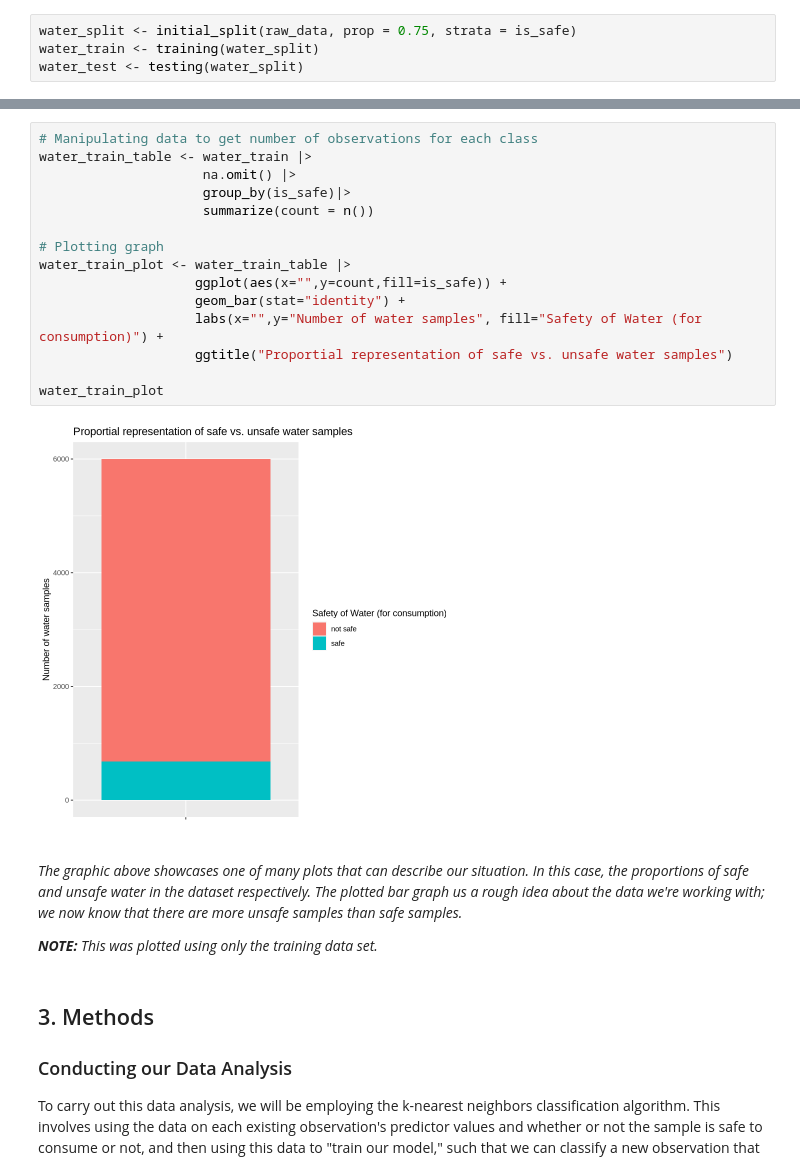
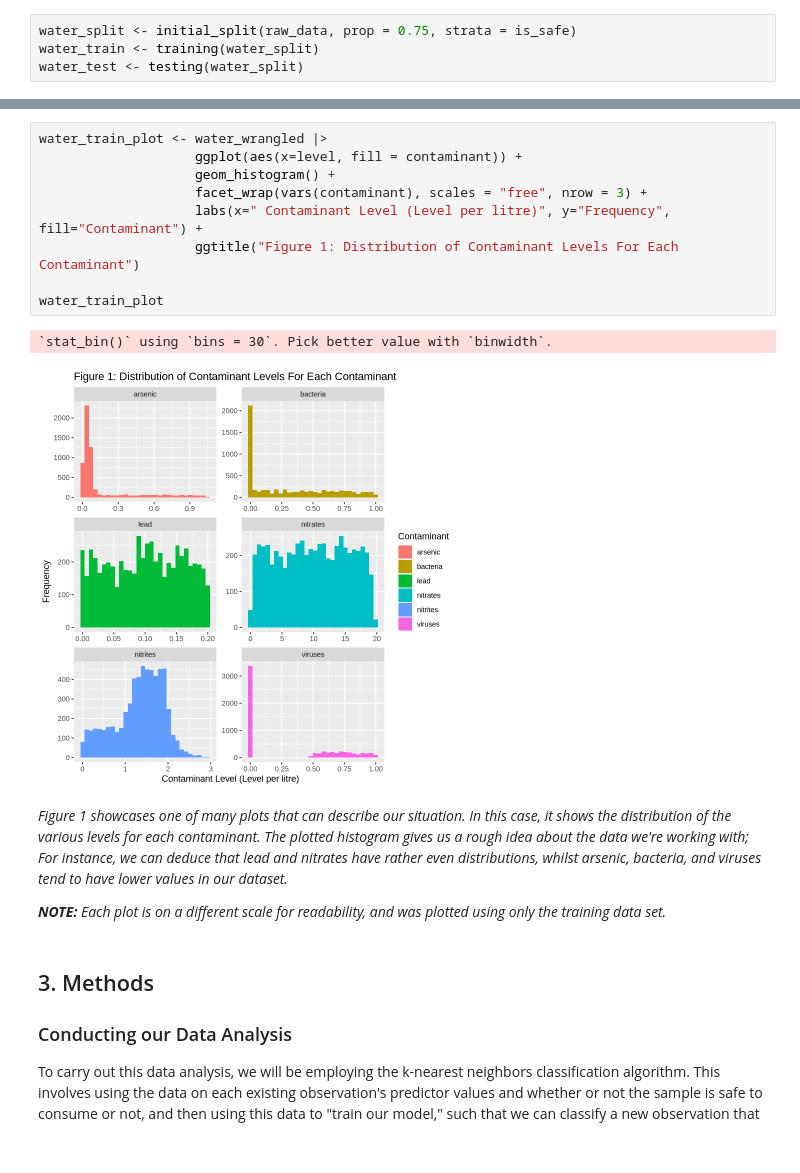
Before and after one commit to zayan-sheikh/DSCI-G13-Project, a Jupyter notebook: proj.ipynb, the cells around one changed output, grey strips where cells are left out. Saved outputs shown, nothing was run; the diff lists cells and outputs as text.

```diff
--- a/proj.ipynb
+++ b/proj.ipynb
@@ -103,24 +111,19 @@ A tibble: 2 × 2
 # %%
-# Manipulating data to get number of observations for each class
-water_train_table <- water_train |>
-                     na.omit() |>
-                     group_by(is_safe)|>
-                     summarize(count = n())
-
-# Plotting graph
-water_train_plot <- water_train_table |>
-                    ggplot(aes(x="",y=count,fill=is_safe)) +
-                    geom_bar(stat="identity") +
-                    labs(x="",y="Number of water samples", fill="Safety of Water (for consumption)") +
-                    ggtitle("Proportial representation of safe vs. unsafe water samples")
+water_train_plot <- water_wrangled |>
+                    ggplot(aes(x=level, fill = contaminant)) +
+                    geom_histogram() +
+                    facet_wrap(vars(contaminant), scales = "free", nrow = 3) +
+                    labs(x=" Contaminant Level (Level per litre)", y="Frequency", fill="Contaminant") +
+                    ggtitle("Figure 1: Distribution of Contaminant Levels For Each Contaminant")
 
 water_train_plot
 # %% [output]
+`stat_bin()` using `bins = 30`. Pick better value with `binwidth`.
-[figure, old version]
+[figure, new version]
 # %% [markdown]
-*The graphic above showcases one of many plots that can describe our situation. In this case, the proportions of safe and unsafe water in the dataset respectively. The plotted bar graph us a rough idea about the data we're working with; we now know that there are more unsafe samples than safe samples.*
+*Figure 1 showcases one of many plots that can describe our situation. In this case, it shows the distribution of the various levels for each contaminant. The plotted histogram gives us a rough idea about the data we're working with; For instance, we can deduce that lead and nitrates have rather even distributions, whilst arsenic, bacteria, and viruses tend to have lower values in our dataset.*
 
-***NOTE:*** *This was plotted using only the training data set.*
+***NOTE:*** *Each plot is on a different scale for readability, and was plotted using only the training data set.*
 # %% [markdown]
 ## 3. Methods ##
 
```
Also changed, not shown: parts of 4 cells of this notebook.
